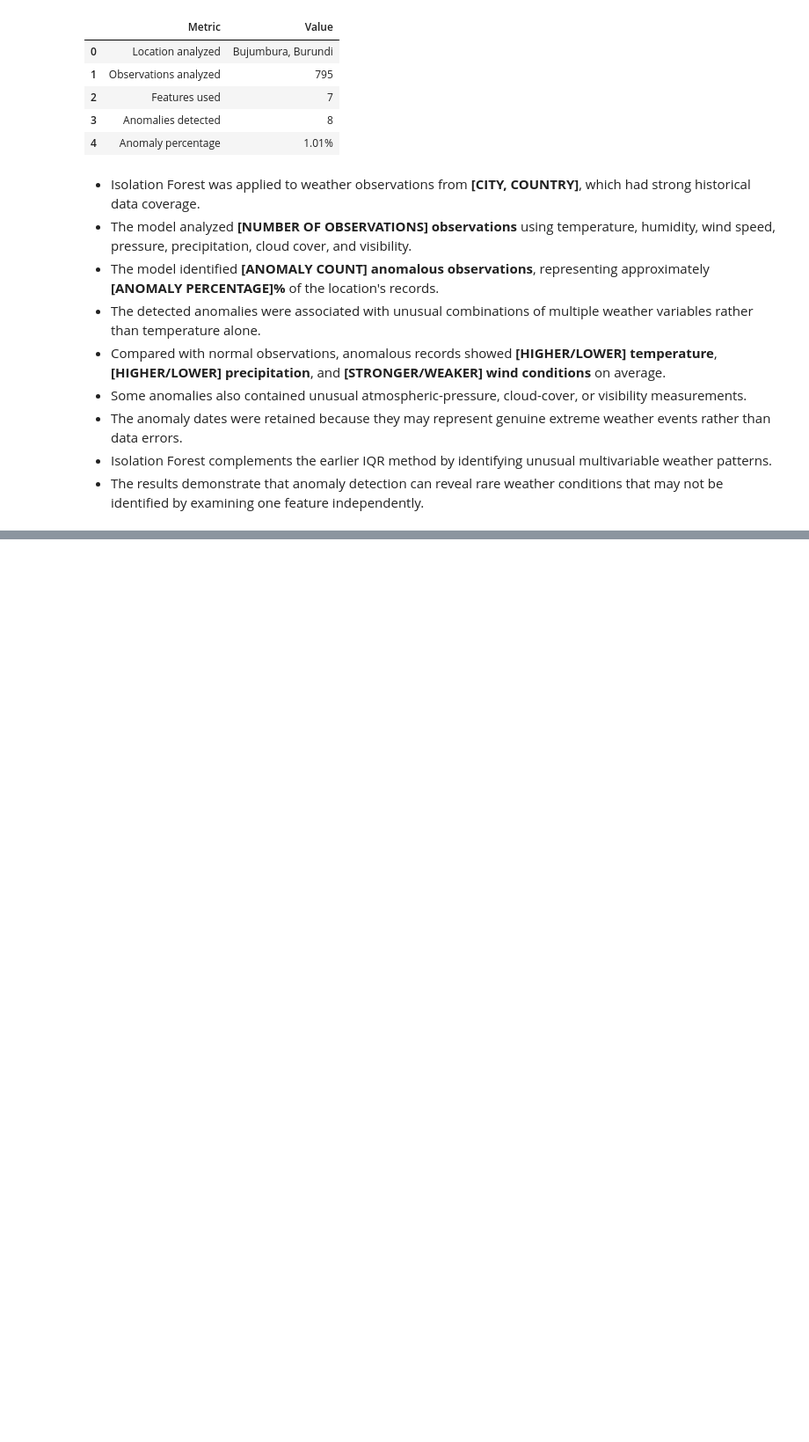
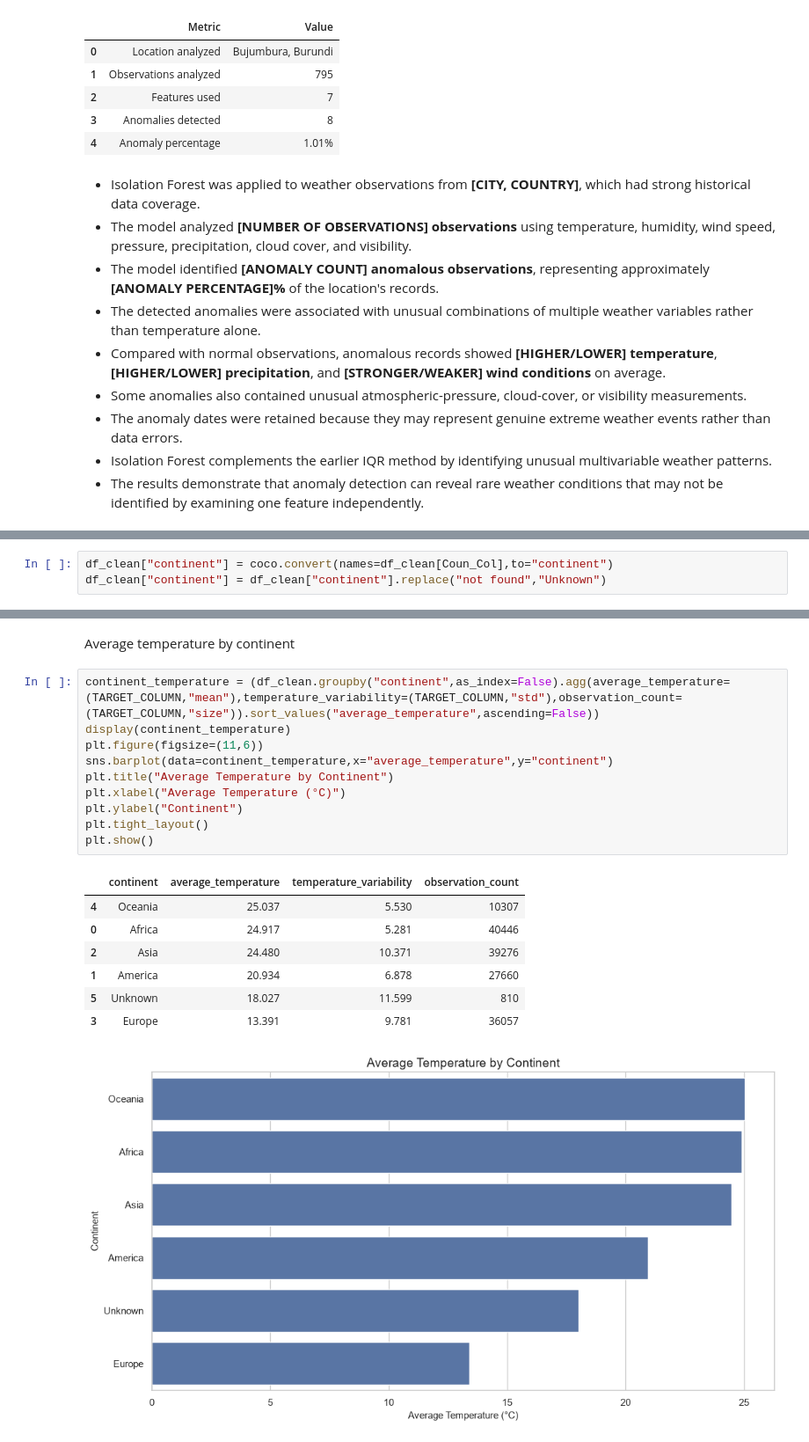
Before and after one commit to rajaraman04/Weather-Forecasting, a Jupyter notebook: weather_trend_forecasting.ipynb, the cells around one changed output, grey strips where cells are left out. Shown at 88% size. Drawn from its saved outputs; the diff is of its cells as text; blank space fills up the shorter version.

```diff
--- a/weather_trend_forecasting.ipynb
+++ b/weather_trend_forecasting.ipynb
@@ -1556,0 +1559,3 @@ display(anomaly_summary)
+# %%
+df_clean["continent"] = coco.convert(names=df_clean[Coun_Col],to="continent")
+df_clean["continent"] = df_clean["continent"].replace("not found","Unknown")
@@ -1556,0 +1582,21 @@ display(anomaly_summary)
+# %% [markdown]
+Average temperature by continent
+# %%
+continent_temperature = (df_clean.groupby("continent",as_index=False).agg(average_temperature=(TARGET_COLUMN,"mean"),temperature_variability=(TARGET_COLUMN,"std"),observation_count=(TARGET_COLUMN,"size")).sort_values("average_temperature",ascending=False))
+display(continent_temperature)
+plt.figure(figsize=(11,6))
+sns.barplot(data=continent_temperature,x="average_temperature",y="continent")
+plt.title("Average Temperature by Continent")
+plt.xlabel("Average Temperature (°C)")
+plt.ylabel("Continent")
+plt.tight_layout()
+plt.show()
+# %% [output]
+|  | continent | average_temperature | temperature_variability | observation_count |
+| 4 | Oceania | 25.037 | 5.530 | 10307 |
+| 0 | Africa | 24.917 | 5.281 | 40446 |
+| 2 | Asia | 24.480 | 10.371 | 39276 |
+| 1 | America | 20.934 | 6.878 | 27660 |
+| 5 | Unknown | 18.027 | 11.599 | 810 |
+| 3 | Europe | 13.391 | 9.781 | 36057 |
+[figure, added]
```
Also changed, not shown: parts of 19 cells of this notebook.
